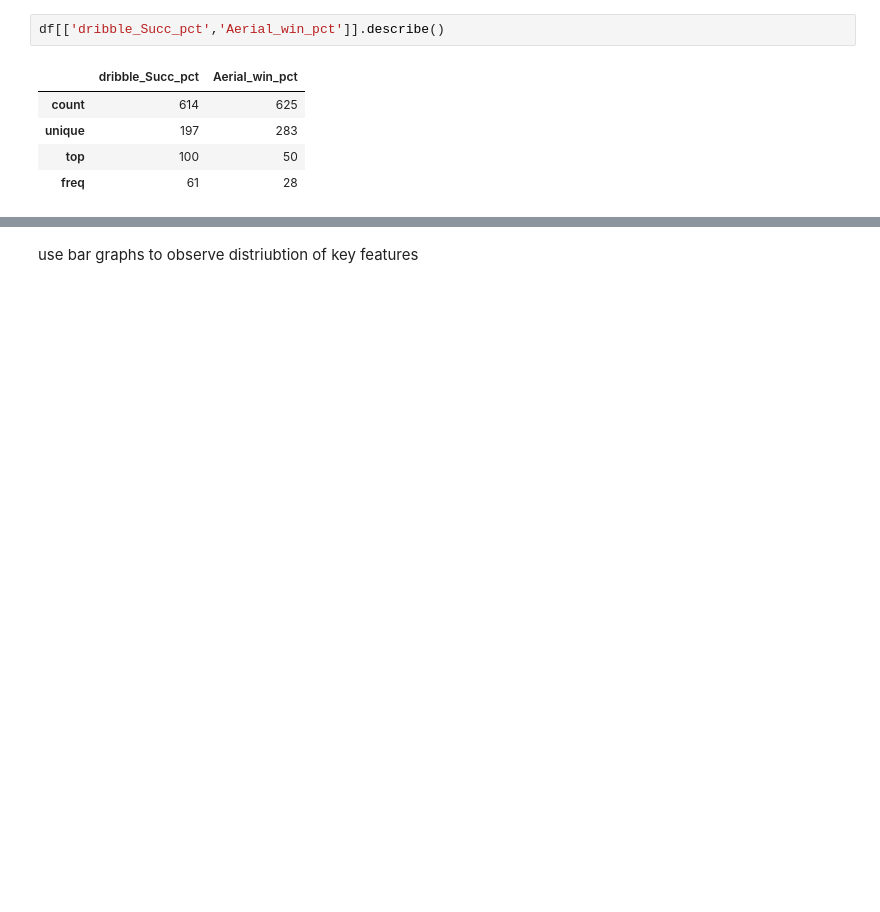
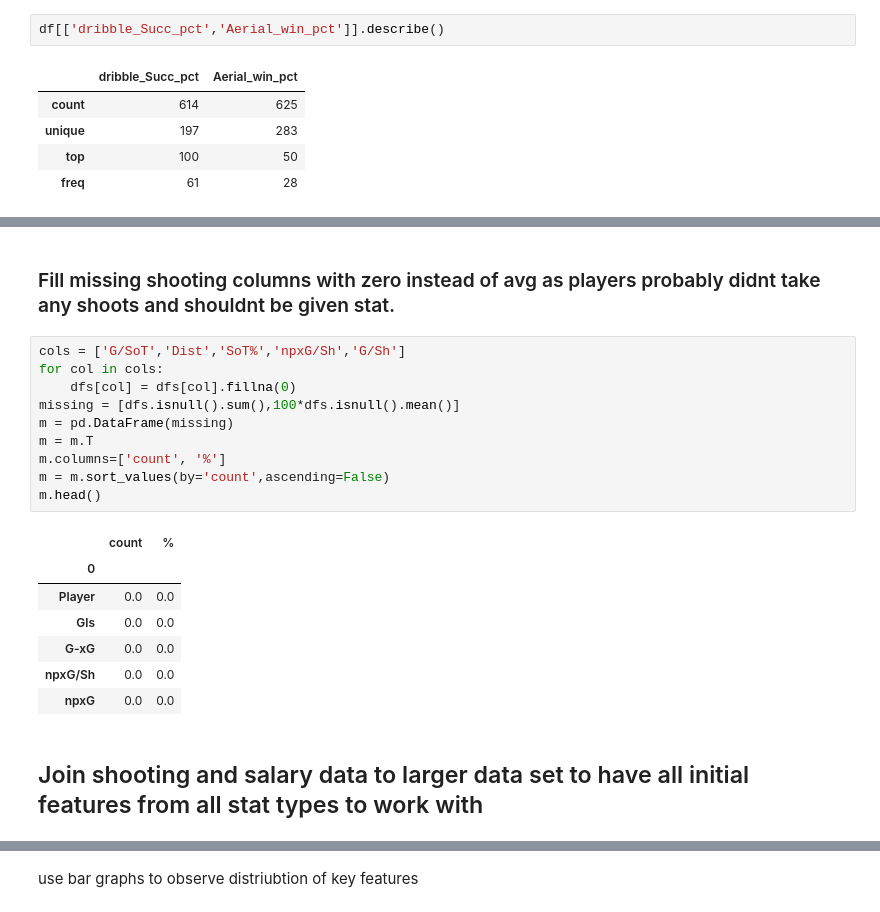
Before and after one commit to misterrustia/MLS_clustering_Captsone, a Jupyter notebook: 1_Data_Wrangling/Player_query_inital_cleaning.ipynb, the cells around one changed output, grey strips where cells are left out. Cells and saved outputs as stored; diff of their text form; blank space fills up the shorter version.

```diff
--- a/1_Data_Wrangling/Player_query_inital_cleaning.ipynb
+++ b/1_Data_Wrangling/Player_query_inital_cleaning.ipynb
@@ -642,0 +400,22 @@ df['Aerial_win_pct'].fillna((df['Aerial_win_pct'].mean()), inplace=True)
+# %% [markdown]
+### Fill missing shooting columns with zero instead of avg as players probably didnt take any shoots and shouldnt be given stat.
+# %%
+cols = ['G/SoT','Dist','SoT%','npxG/Sh','G/Sh']
+for col in cols:
+    dfs[col] = dfs[col].fillna(0)
+missing = [dfs.isnull().sum(),100*dfs.isnull().mean()]
+m = pd.DataFrame(missing)
+m = m.T
+m.columns=['count', '%']
+m = m.sort_values(by='count',ascending=False)
+m.head()
+# %% [output]
+|  | count | % |
+| 0 |  |  |
+| Player | 0.0 | 0.0 |
+| Gls | 0.0 | 0.0 |
+| G-xG | 0.0 | 0.0 |
+| npxG/Sh | 0.0 | 0.0 |
+| npxG | 0.0 | 0.0 |
+# %% [markdown]
+## Join shooting and salary data to larger data set to have all initial features from all stat types to work with
```
Also changed, not shown: parts of 29 cells of this notebook, 5 other files.
